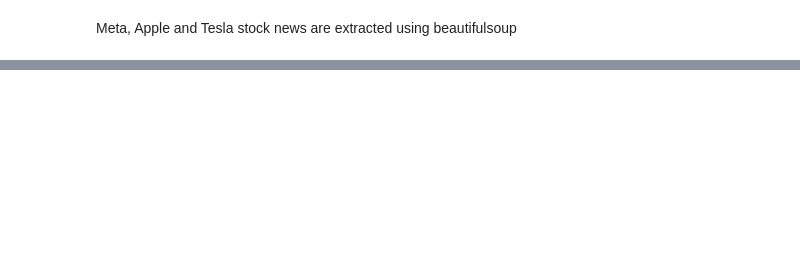
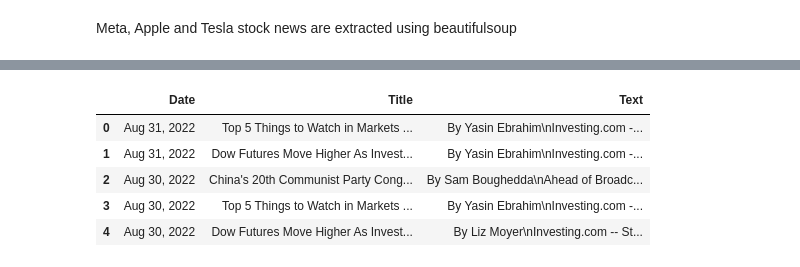
Before and after one commit to eltontay/Stock-Returns-Prediction-ML-Textual-Analysis, a Jupyter notebook: Data-Collection/Stock-News.ipynb, the cells around one changed output, grey strips where cells are left out. Drawn from its saved outputs; the diff is of its cells as text; code cells hidden in the pictures; blank space fills up the shorter version.

```diff
--- a/Data-Collection/Stock-News.ipynb
+++ b/Data-Collection/Stock-News.ipynb
@@ -134,0 +143,9 @@ KeyboardInterrupt:
+# %%
+df_aapl.head()
+# %% [output]
+|  | Date | Title | Text |
+| 0 | Aug 31, 2022 | Top 5 Things to Watch in Markets ... | By Yasin Ebrahim\nInvesting.com -... |
+| 1 | Aug 31, 2022 | Dow Futures Move Higher As Invest... | By Yasin Ebrahim\nInvesting.com -... |
+| 2 | Aug 30, 2022 | China's 20th Communist Party Cong... | By Sam Boughedda\nAhead of Broadc... |
+| 3 | Aug 30, 2022 | Top 5 Things to Watch in Markets ... | By Yasin Ebrahim\nInvesting.com -... |
+| 4 | Aug 30, 2022 | Dow Futures Move Higher As Invest... | By Liz Moyer\nInvesting.com -- St... |
```
Also changed, not shown: parts of 6 cells of this notebook.
